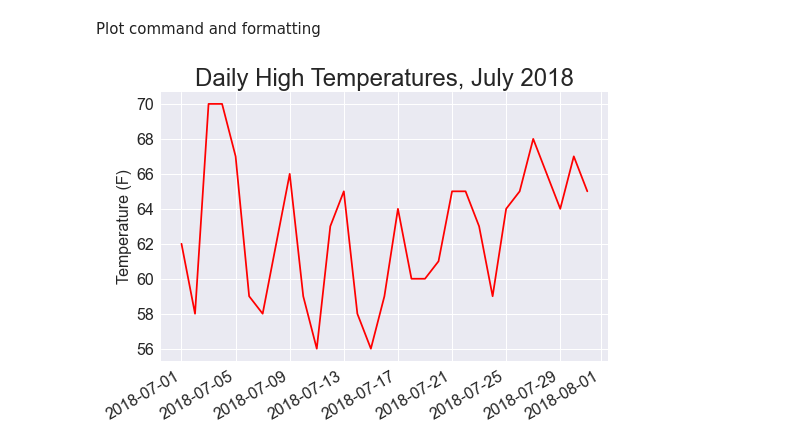
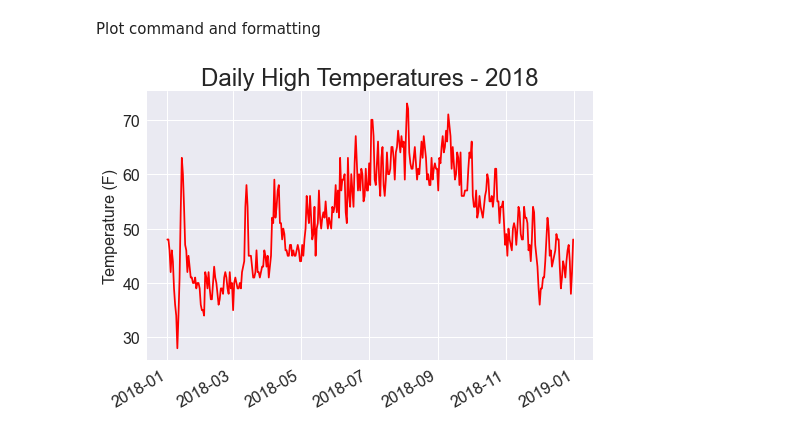
Before and after one commit to henryjams/PyCC_datavis, a Jupyter notebook: sitka_highs.ipynb, the cells around one changed output. Saved outputs shown, nothing was run; the diff lists cells and outputs as text; code cells hidden in the pictures.

Commit message:
Pulled in simple weather data for all of 2018, modified graph to show entire data range (highs).

```diff
--- a/sitka_highs.ipynb
+++ b/sitka_highs.ipynb
@@ -6,7 +6,7 @@ from datetime import datetime
 # %% [markdown]
 File handling
 # %%
-filename = 'data/sitka_weather_07-2018_simple.csv'
+filename = 'data/sitka_weather_2018_simple.csv'
 with open(filename) as f:
     reader = csv.reader(f)
     header_row = next(reader)
@@ -22,16 +22,16 @@ Plot command and formatting
 # %%
 # Plot the high temperatures
 plt.style.use('seaborn')
 fig, ax = plt.subplots()
 ax.plot(dates, highs, c='red')
 
 # Format plot
-ax.set_title('Daily High Temperatures, July 2018', fontsize=24)
+ax.set_title('Daily High Temperatures - 2018', fontsize=24)
 ax.set_xlabel('', fontsize=16)
 fig.autofmt_xdate()
 ax.set_ylabel('Temperature (F)', fontsize=16)
 ax.tick_params(axis='both', which='major', labelsize=16)
 
 plt.show()
 # %% [output]
-[figure, old version]
+[figure, new version]
```
Also changed, not shown: 1 other file.
